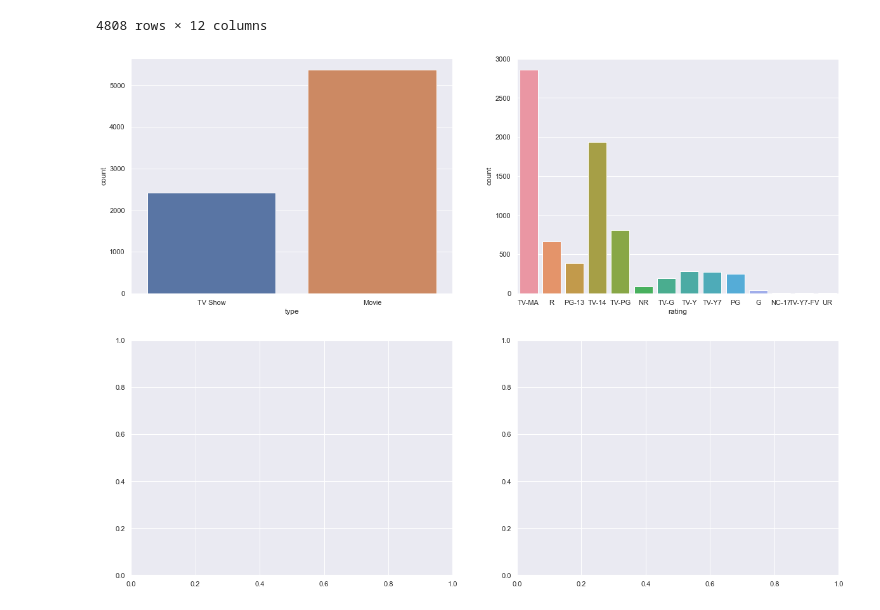
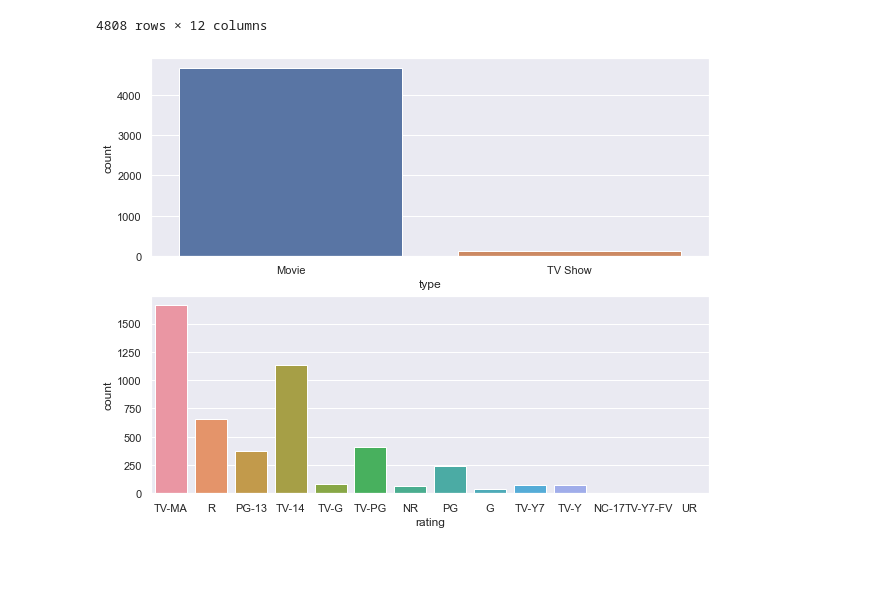
Before and after one commit to nikabosedata/analysis_of_netflix_titles, a Jupyter notebook: A Deeper Look at Netflix! .ipynb, the cells around one changed output. Drawn from its saved outputs; the diff is of its cells as text; code cells hidden in the pictures; blank space fills up the shorter version.

Commit message:
quick data viz update
data viz update

```diff
--- a/A Deeper Look at Netflix! .ipynb
+++ b/A Deeper Look at Netflix! .ipynb
@@ -47,7 +47,8 @@ description    0
 Length: 12, dtype: int64
 # %%
 #Using this code helps us remove all the NA values that was present in the data. We dropped almost 3000 rows phew!
-df.dropna()
+data = df.dropna()
+data
 # %% [output]
 |  | show_id | type | title | director | cast | country | date_added | release_year | rating | duration | ... |
 | 1 | s2 | Movie | 7:19 | Jorge Michel Grau | Demián Bichir, Héctor Bonilla, Os... | Mexico | December 23, 2016 | 2016 | TV-MA | 93 min | ... |
@@ -57,8 +58,8 @@ df.dropna()
 | 7783 | s7784 | Movie | Zubaan | Mozez Singh | Vicky Kaushal, Sarah-Jane Dias, R... | India | March 2, 2019 | 2015 | TV-14 | 111 min | ... |
 4808 rows × 12 columns
 # %%
-f, ax = plt.subplots(2,2,figsize=(20,15))
-vis1 = sns.countplot(data["type"], ax= ax[0][0])
-vis2 = sns.countplot(data["rating"], ax=ax[0][1])
+f, ax = plt.subplots(2,figsize=(10,8))
+vis1 = sns.countplot(data["type"], ax= ax[0])
+vis2 = sns.countplot(data["rating"], ax=ax[1])
 # %% [output]
-[figure, old version]
+[figure, new version]
```
